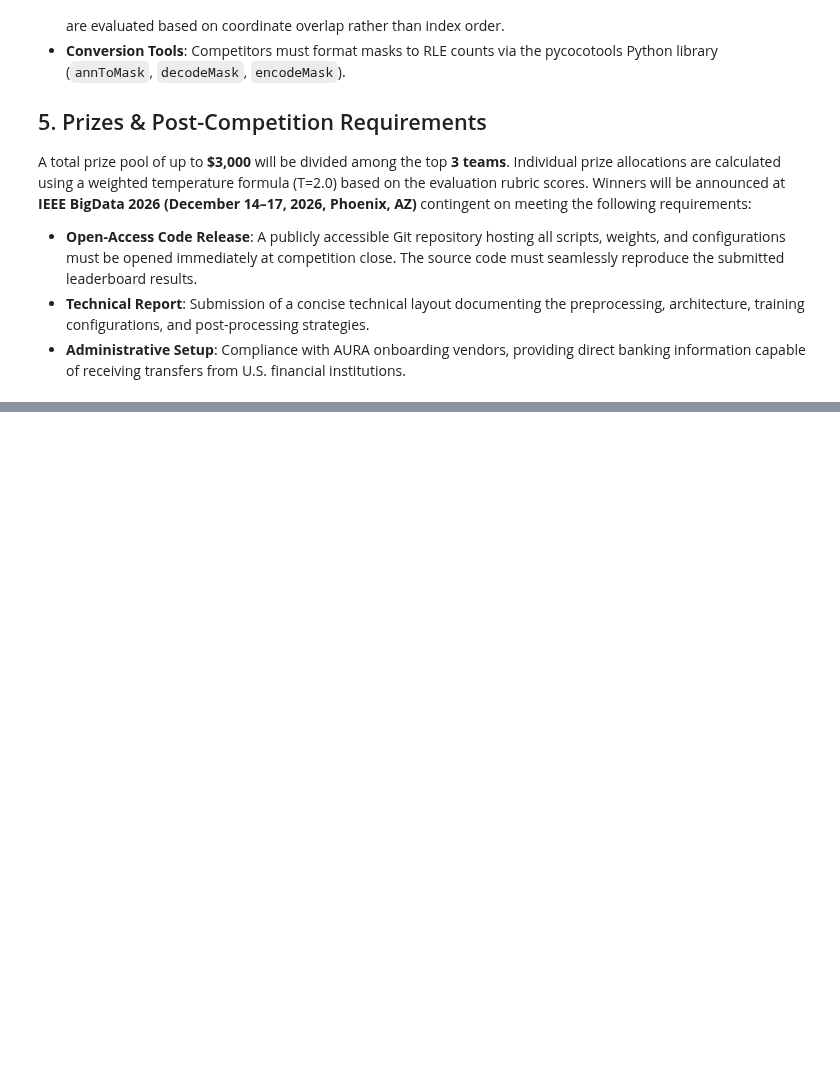
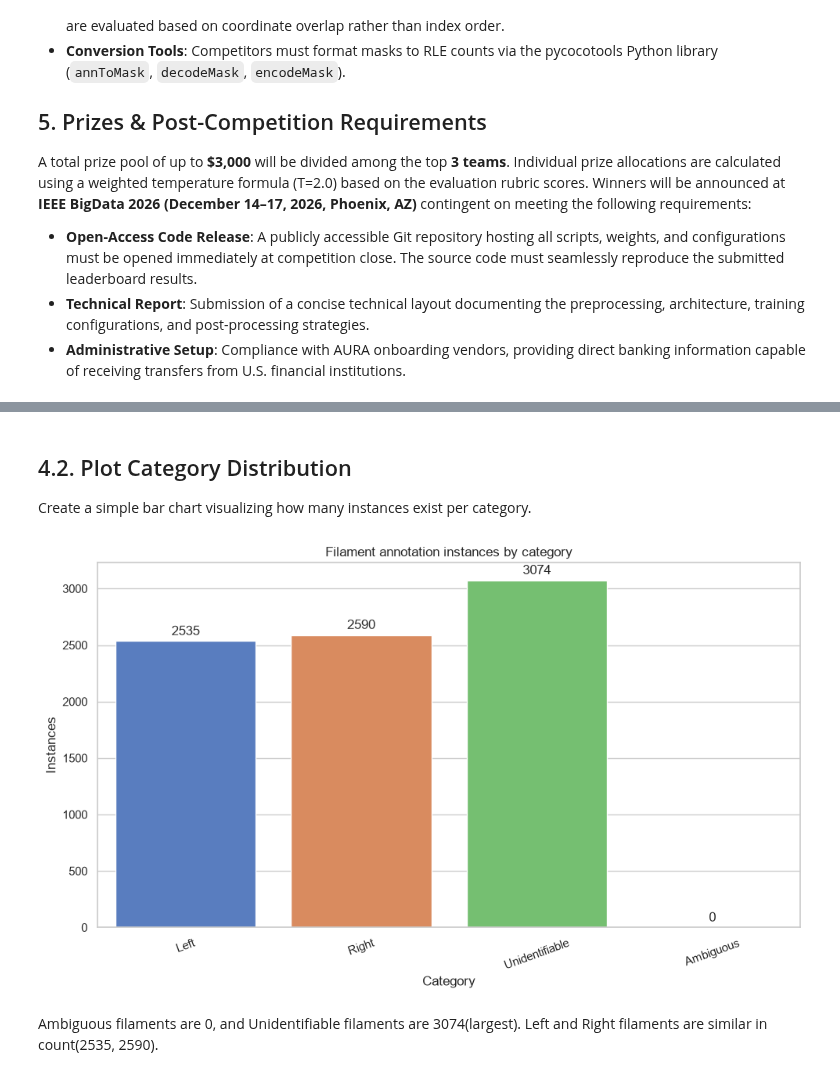
Before and after one commit to PandaDev0069/filament-segmentation-2026, a Jupyter notebook: Solar_Filament_Segmentation_2026.ipynb, the cells around one changed output, grey strips where cells are left out. Drawn from its saved outputs; the diff is of its cells as text; code cells hidden in the pictures; blank space fills up the shorter version.

```diff
--- a/Solar_Filament_Segmentation_2026.ipynb
+++ b/Solar_Filament_Segmentation_2026.ipynb
@@ -220,0 +431,20 @@ In this section, we will perform an exploratory data analysis (EDA) on the MAGFi
+# %%
+# =============================================
+# 4.1. Map Categories and count instances
+# =============================================
+
+annotations_df["category_name"] = annotations_df["category_id"].map(category_name_by_id).fillna("Unknown")
+
+category_counts = (
+    annotations_df.groupby(["category_id", "category_name"], dropna=False)
+    .size().rename("instances").reset_index()
+)
+
+category_counts["instance_percent"] = category_counts["instances"].div(len(annotations_df)).mul(100)
+
+category_counts = categories_df[["id", "name"]].rename(columns={"id": "category_id", "name": "category_name"}).merge(
+    category_counts, on=["category_id", "category_name"], how="left"
+).fillna({"instances": 0, "instance_percent": 0})
+
+print("Category distribution table:")
+display(category_counts.sort_values("category_id"))
@@ -220,0 +458,37 @@ In this section, we will perform an exploratory data analysis (EDA) on the MAGFi
+# %% [markdown]
+## 4.2. Plot Category Distribution
+
+Create a simple bar chart visualizing how many instances exist per category.
+# %%
+# =============================================
+# 4.2. Plot Category Distribution
+# =============================================
+
+fig, ax = plt.subplots(figsize=(10, 6))
+sns.barplot(
+    data=category_counts,
+    x="category_name",
+    y="instances",
+    hue="category_name",
+    legend=False,
+    ax=ax,
+)
+
+ax.set(
+    title="Filament annotation instances by category",
+    xlabel="Category",
+    ylabel="Instances",
+)
+ax.tick_params(axis="x", rotation=20)
+
+for container in ax.containers:
+    ax.bar_label(
+        cast(BarContainer, container), fmt="%d", label_type="edge", padding=3
+    )
+
+plt.tight_layout()
+plt.show()
+# %% [output]
+[figure, added]
+# %% [markdown]
+Ambiguous filaments are 0, and Unidentifiable filaments are 3074(largest). Left and Right filaments are similar in count(2535, 2590).
```
Also changed, not shown: parts of 51 cells of this notebook, 10 other files.
